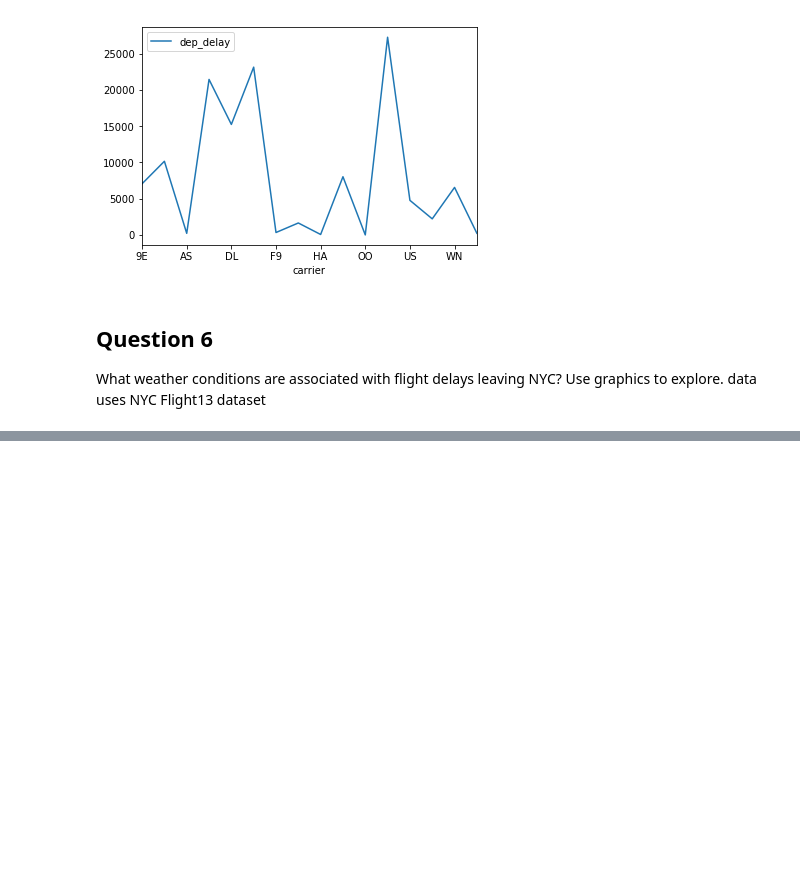
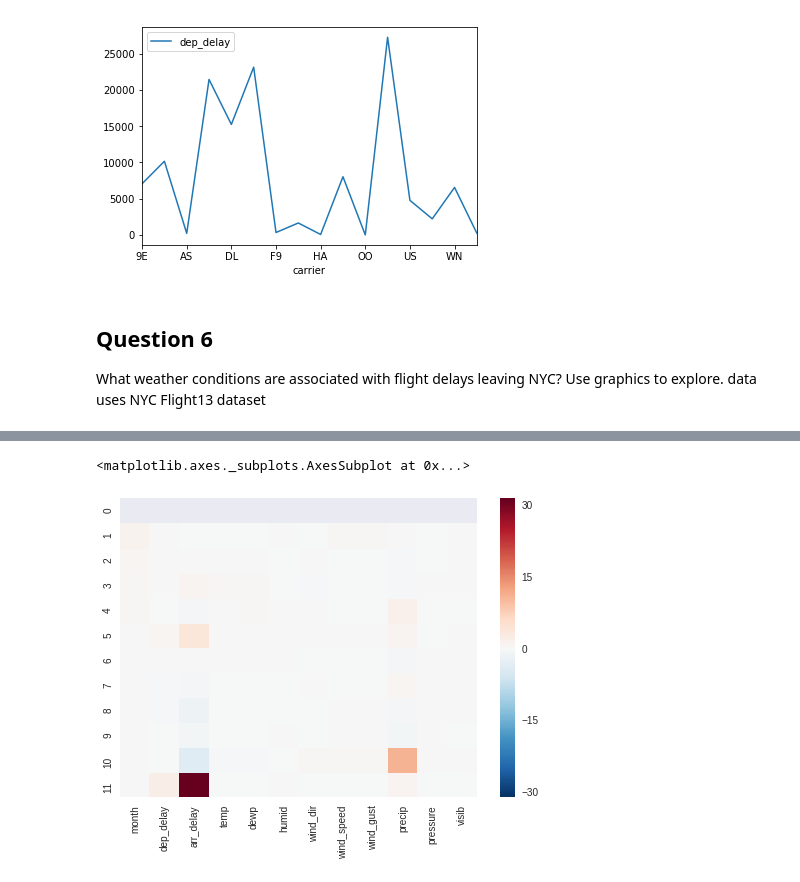
Before and after one commit to Naif6003/LearningJournal, a Jupyter notebook: Python/MachineLearning_Problems/ProblemSet_01/Weather_Airlines_Questions.ipynb, the cells around one changed output, grey strips where cells are left out. Cells and saved outputs as stored; diff of their text form; code cells hidden in the pictures; blank space fills up the shorter version.

```diff
--- a/Python/MachineLearning_Problems/ProblemSet_01/Weather_Airlines_Questions.ipynb
+++ b/Python/MachineLearning_Problems/ProblemSet_01/Weather_Airlines_Questions.ipynb
@@ -415,0 +527,5 @@ data uses NYC Flight13 dataset<br>
+# %%
+sns.heatmap(mean_weather_df.pct_change(), annot=False)
+# %% [output]
+<matplotlib.axes._subplots.AxesSubplot at 0x...>
+[figure, added]
```
Also changed, not shown: parts of 32 cells of this notebook, 9 other files.
